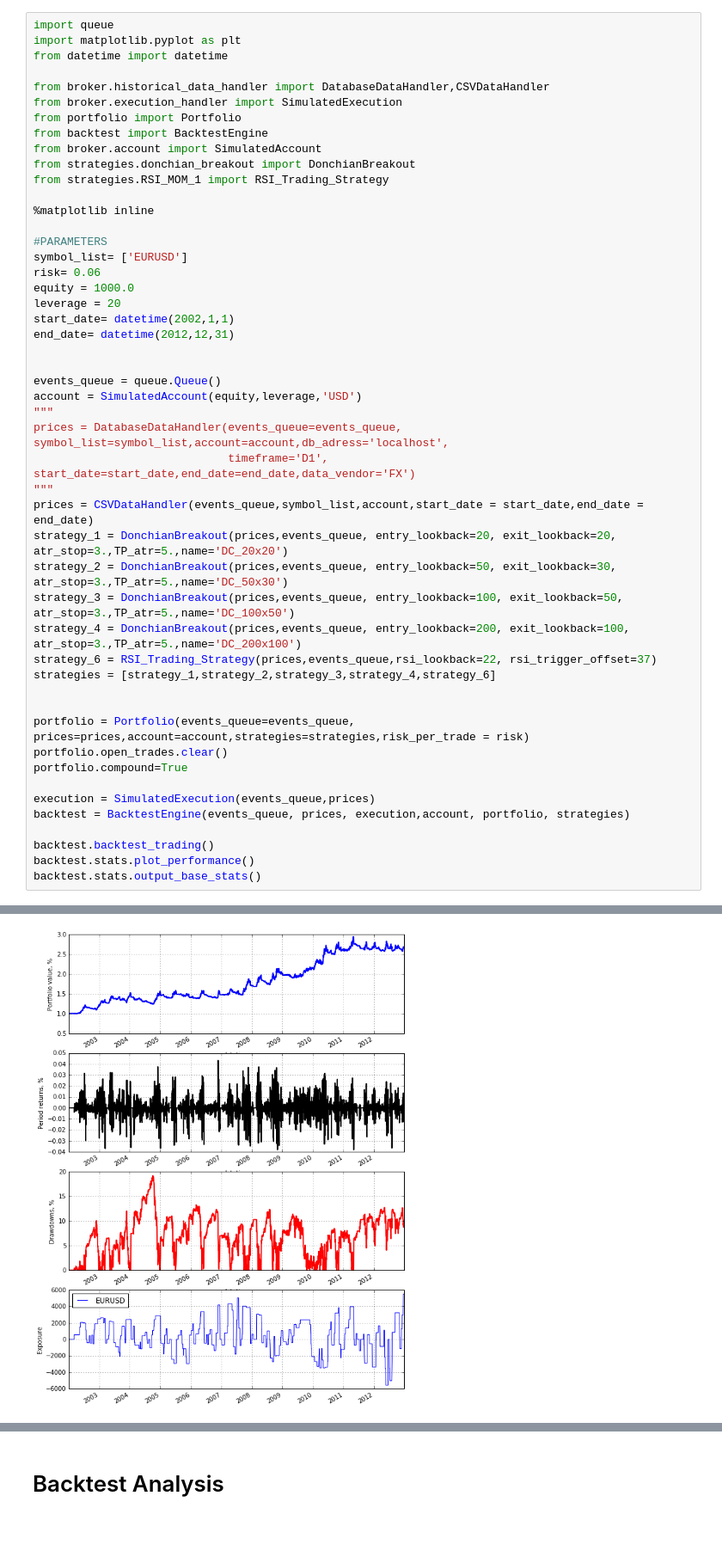
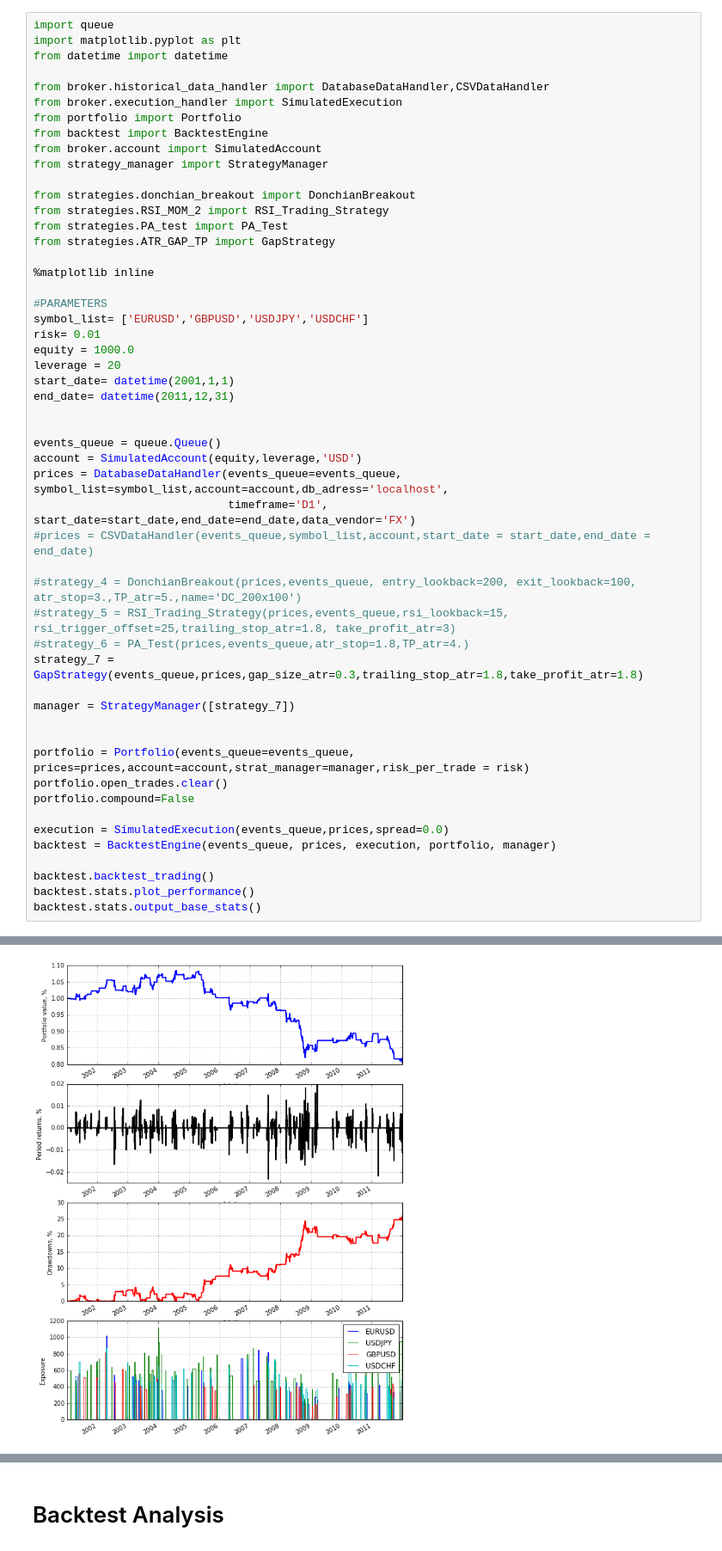
Before and after one commit to JeromeMoreau/pyTrading2, a Jupyter notebook: Backtest.ipynb, the cells around one changed output, grey strips where cells are left out. Shown at 86% size. Saved outputs shown, nothing was run; the diff lists cells and outputs as text.

Commit message:
Added strategy manager

```diff
--- a/Backtest.ipynb
+++ b/Backtest.ipynb
@@ -8,41 +8,44 @@ from broker.execution_handler import SimulatedExecution
 from portfolio import Portfolio
 from backtest import BacktestEngine
 from broker.account import SimulatedAccount
+from strategy_manager import StrategyManager
+
 from strategies.donchian_breakout import DonchianBreakout
-from strategies.RSI_MOM_1 import RSI_Trading_Strategy
+from strategies.RSI_MOM_2 import RSI_Trading_Strategy
+from strategies.PA_test import PA_Test
+from strategies.ATR_GAP_TP import GapStrategy
 
 %matplotlib inline
 
 #PARAMETERS
-symbol_list= ['EURUSD']
-risk= 0.06
+symbol_list= ['EURUSD','GBPUSD','USDJPY','USDCHF']
+risk= 0.01
 equity = 1000.0
 leverage = 20
-start_date= datetime(2002,1,1)
-end_date= datetime(2012,12,31)
+start_date= datetime(2001,1,1)
+end_date= datetime(2011,12,31)
 
 
 events_queue = queue.Queue()
 account = SimulatedAccount(equity,leverage,'USD')
-"""
 prices = DatabaseDataHandler(events_queue=events_queue, symbol_list=symbol_list,account=account,db_adress='localhost',
                              timeframe='D1', start_date=start_date,end_date=end_date,data_vendor='FX')
-"""
-prices = CSVDataHandler(events_queue,symbol_list,account,start_date = start_date,end_date = end_date)
-strategy_1 = DonchianBreakout(prices,events_queue, entry_lookback=20, exit_lookback=20, atr_stop=3.,TP_atr=5.,name='DC_20x20')
-strategy_2 = DonchianBreakout(prices,events_queue, entry_lookback=50, exit_lookback=30, atr_stop=3.,TP_atr=5.,name='DC_50x30')
-strategy_3 = DonchianBreakout(prices,events_queue, entry_lookback=100, exit_lookback=50, atr_stop=3.,TP_atr=5.,name='DC_100x50')
-strategy_4 = DonchianBreakout(prices,events_queue, entry_lookback=200, exit_lookback=100, atr_stop=3.,TP_atr=5.,name='DC_200x100')
-strategy_6 = RSI_Trading_Strategy(prices,events_queue,rsi_lookback=22, rsi_trigger_offset=37)
-strategies = [strategy_1,strategy_2,strategy_3,strategy_4,strategy_6]
+#prices = CSVDataHandler(events_queue,symbol_list,account,start_date = start_date,end_date = end_date)
+
+#strategy_4 = DonchianBreakout(prices,events_queue, entry_lookback=200, exit_lookback=100, atr_stop=3.,TP_atr=5.,name='DC_200x100')
+#strategy_5 = RSI_Trading_Strategy(prices,events_queue,rsi_lookback=15, rsi_trigger_offset=25,trailing_stop_atr=1.8, take_profit_atr=3)
+#strategy_6 = PA_Test(prices,events_queue,atr_stop=1.8,TP_atr=4.)
+strategy_7 = GapStrategy(events_queue,prices,gap_size_atr=0.3,trailing_stop_atr=1.8,take_profit_atr=1.8)
+
+manager = StrategyManager([strategy_7])
 
 
-portfolio = Portfolio(events_queue=events_queue, prices=prices,account=account,strategies=strategies,risk_per_trade = risk)
+portfolio = Portfolio(events_queue=events_queue, prices=prices,account=account,strat_manager=manager,risk_per_trade = risk)
 portfolio.open_trades.clear()
-portfolio.compound=True
+portfolio.compound=False
 
-execution = SimulatedExecution(events_queue,prices)
-backtest = BacktestEngine(events_queue, prices, execution,account, portfolio, strategies)
+execution = SimulatedExecution(events_queue,prices,spread=0.0)
+backtest = BacktestEngine(events_queue, prices, execution, portfolio, manager)
 
 backtest.backtest_trading()
 backtest.stats.plot_performance()
@@ -56,2 +57,2 @@ Total time elapsed: 00:00:03
-[figure, old version]
+[figure, new version]
 |  | Base Stats |
```
Also changed, not shown: parts of 7 cells of this notebook, 9 other files.
